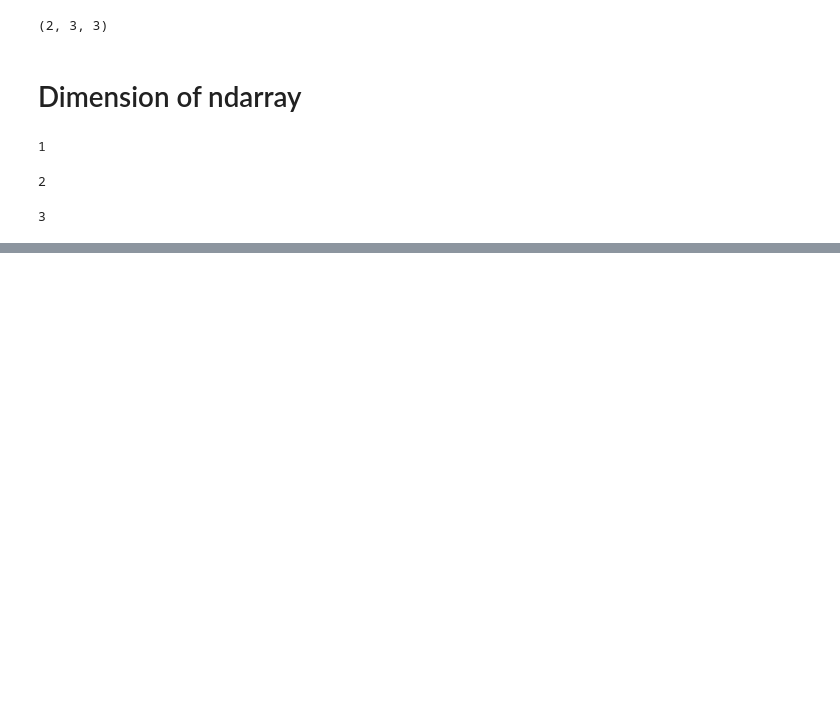
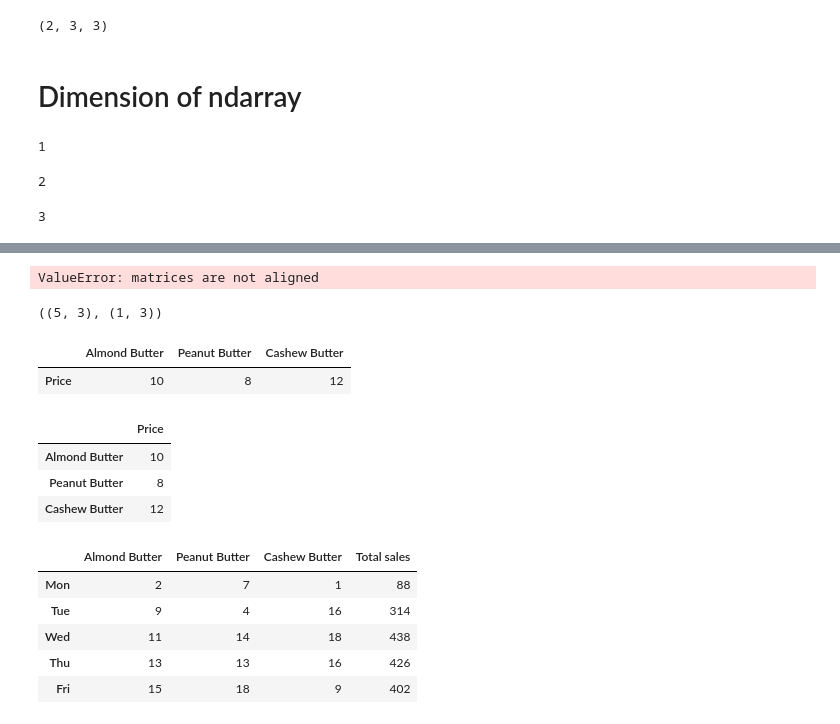
Before and after one commit to mail2prasanthv/3-AIML-Numpy, a Jupyter notebook: Introduction To Numpy.ipynb, the cells around one changed output, grey strips where cells are left out. Cells and saved outputs as stored; diff of their text form; code cells hidden in the pictures; blank space fills up the shorter version.

```diff
--- a/Introduction To Numpy.ipynb
+++ b/Introduction To Numpy.ipynb
@@ -71,0 +552,3 @@ array_3d.ndim
+# %%
+price__reshaped_array = price_array.reshape(1, 3)
+price__reshaped_array.shape
@@ -71,0 +557,4 @@ array_3d.ndim
+# %%
+# step 4 : create price data frame
+df_price = pd.DataFrame(price__reshaped_array, index=["Price"],
+                        columns=["Almond Butter", "Peanut Butter", "Cashew Butter"])
@@ -71,0 +572,36 @@ array_3d.ndim
+# %%
+df_sales.dot(df_price) # error matrices are not aligned
+# %% [output]
+ValueError: matrices are not aligned
+# %%
+df_sales.shape, df_price.shape#
+# %% [output]
+((5, 3), (1, 3))
+# %%
+#shapes are not aligned - Transponse price
+df_price
+# %% [output]
+|  | Almond Butter | Peanut Butter | Cashew Butter |
+| Price | 10 | 8 | 12 |
+# %%
+#shapes are not aligned - Transponse price
+df_price.T
+# %% [output]
+|  | Price |
+| Almond Butter | 10 |
+| Peanut Butter | 8 |
+| Cashew Butter | 12 |
+# %%
+#apply dot product .  sales X Transposed price = Daily sales
+daily_sales = df_sales.dot(df_price.T)
+# %%
+df_sales["Total sales"] = daily_sales
+# %%
+df_sales
+# %% [output]
+|  | Almond Butter | Peanut Butter | Cashew Butter | Total sales |
+| Mon | 2 | 7 | 1 | 88 |
+| Tue | 9 | 4 | 16 | 314 |
+| Wed | 11 | 14 | 18 | 438 |
+| Thu | 13 | 13 | 16 | 426 |
+| Fri | 15 | 18 | 9 | 402 |
```
Also changed, not shown: parts of 143 cells of this notebook, 2 other files.
